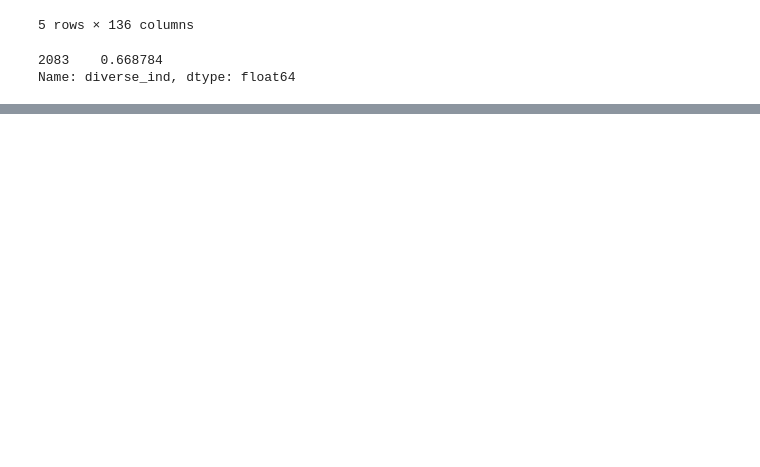
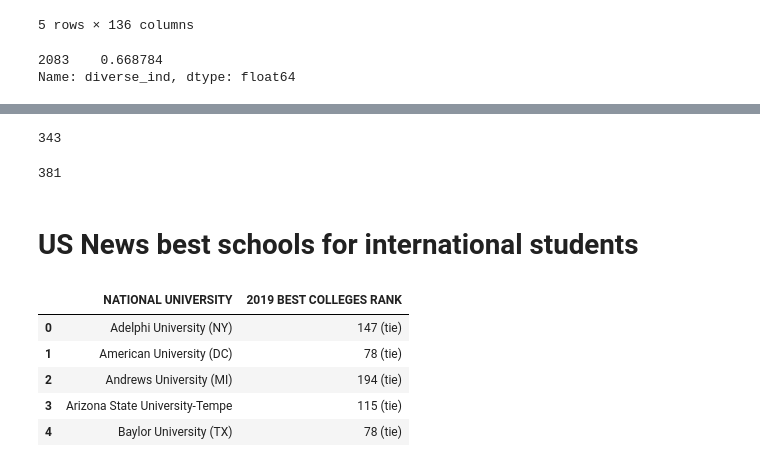
Before and after one commit to nina-xu/Insight_ScholarShip, a Jupyter notebook: International enrollment.ipynb, the cells around one changed output, grey strips where cells are left out. Cells and saved outputs as stored; diff of their text form; code cells hidden in the pictures; blank space fills up the shorter version.

```diff
--- a/International enrollment.ipynb
+++ b/International enrollment.ipynb
@@ -154,0 +248,56 @@ Name: diverse_ind, dtype: float64
+# %%
+# second round of matching
+# for both lists, remove: at, -, 'Main Campus'
+instnm_2 = [re.sub(' at ', ' ', name) for name in data.INSTNM]
+instnm_2 = [re.sub('-', ' ', name) for name in instnm_2]
+instnm_2 = [re.sub('Main Campus', '', name) for name in instnm_2]
+instnm_2 = [re.sub('\.', '', name) for name in instnm_2]
+instnm_2 = [name.strip() for name in instnm_2]
+#print(instnm_2)
+
+names_2 = [re.sub('-',' ', name) for name in names]
+names_2 = [re.sub('\.','', name) for name in names_2]
+#print(names_2)
+
+# round 2
+for i in range(len(names_2)):
+    if match[i] == 0:
+        if names_2[i] in instnm_2:
+            match[i] = 1
+            official_names[i] = data.INSTNM[np.where(np.array(instnm_2) == names_2[i])[0][0]]
+        elif ('The '+names_2[i]) in instnm_2:
+            match[i] = 1
+            official_names[i] = data.INSTNM[np.where(np.array(instnm_2) == ('The '+names_2[i]))[0][0]]
+
+print(sum(match))
+#print(official_names)
+# %% [output]
+343
+# %%
+# third round, manual matching
+manual = pd.read_csv('Data/manual matching.csv')
+#print(manual.head())
+
+for i in range(len(manual.names_3)):
+    ind = np.where(np.array(names_2) == manual.names_3[i])[0][0]
+    official_names[ind] = manual.instnm_3[i]
+    if manual.instnm_3[i] != '':
+        match[ind] =1
+#print(official_names)
+print(sum(match))
+# found match for 379 universities. did not find match for 2 universities
+# %% [output]
+381
+# %% [markdown]
+# US News best schools for international students
+# %%
+# add US News best collges/universities for international students
+US_news_best = pd.read_csv('Data/US news best colleges for international students.csv')
+US_news_best.head()
+# %% [output]
+|  | NATIONAL UNIVERSITY | 2019 BEST COLLEGES RANK |
+| 0 | Adelphi University (NY) | 147 (tie) |
+| 1 | American University (DC) | 78 (tie) |
+| 2 | Andrews University (MI) | 194 (tie) |
+| 3 | Arizona State University-Tempe | 115 (tie) |
+| 4 | Baylor University (TX) | 78 (tie) |
```
Also changed, not shown: parts of 24 cells of this notebook.
